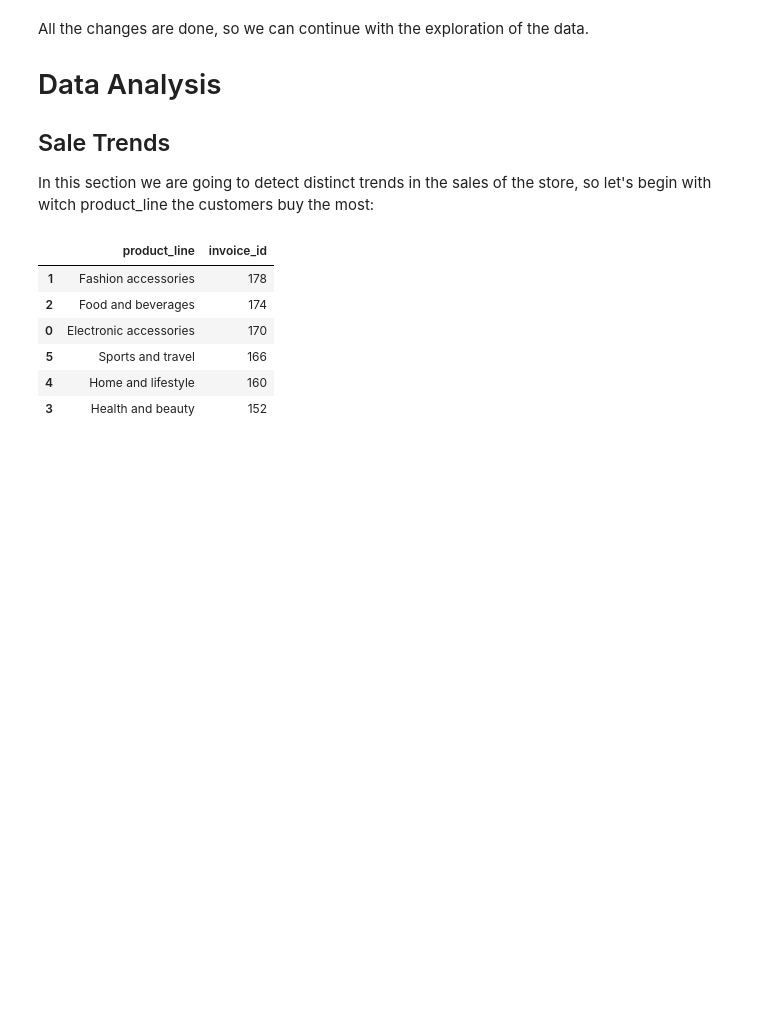
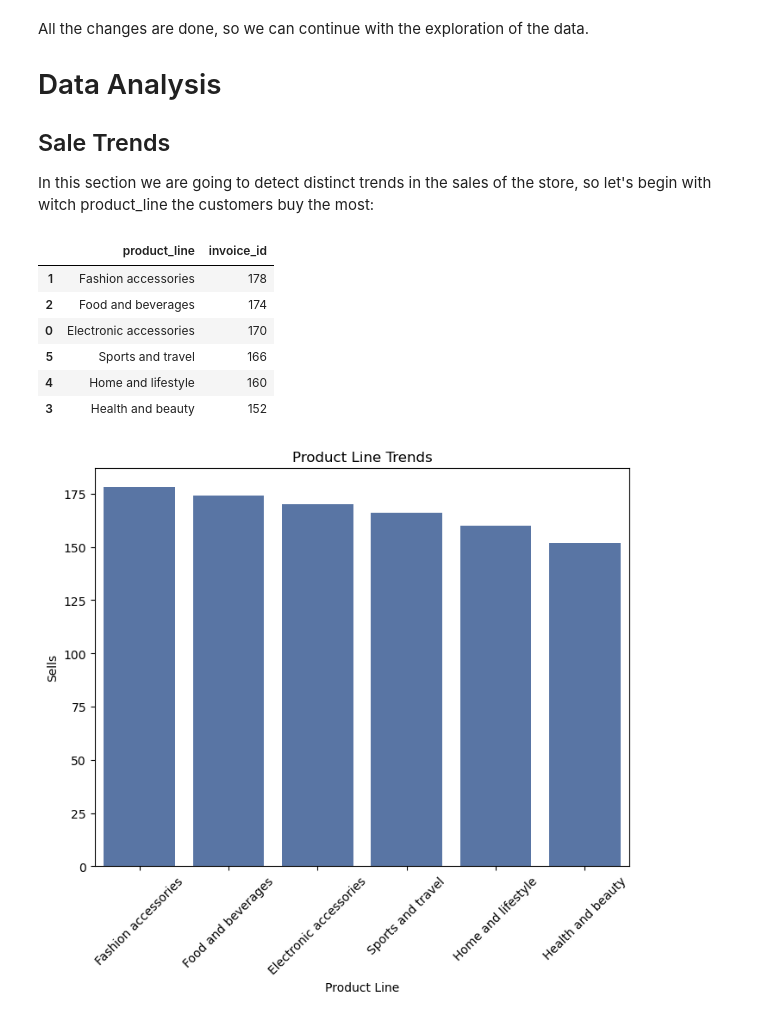
Before and after one commit to PPJQ/StoreAnalysis, a Jupyter notebook: StoreAnalysis.ipynb, the cells around one changed output. Cells and saved outputs as stored; diff of their text form; code cells hidden in the pictures; blank space fills up the shorter version.

Commit message:
Sale Trends Progress

```diff
--- a/StoreAnalysis.ipynb
+++ b/StoreAnalysis.ipynb
@@ -239,3 +241,15 @@ product_trend
 | 5 | Sports and travel | 166 |
 | 4 | Home and lifestyle | 160 |
 | 3 | Health and beauty | 152 |
+# %%
+# Creating the data chart of products trends
+plt.figure(figsize=(8,6))
+sns.set_palette('deep')
+sns.barplot(x='product_line', y='invoice_id', data=product_trend)
+plt.title('Product Line Trends')
+plt.xlabel('Product Line')
+plt.ylabel('Sells')
+plt.xticks(rotation = 45)
+plt.show()
+# %% [output]
+[figure, added]
```
Also changed, not shown: parts of 1 cell of this notebook.
